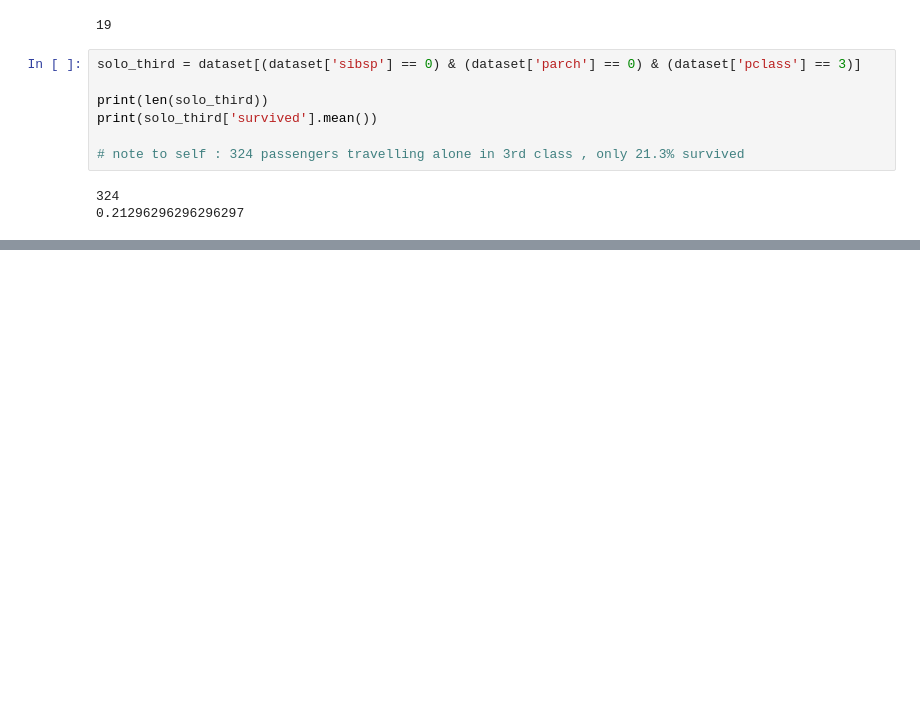
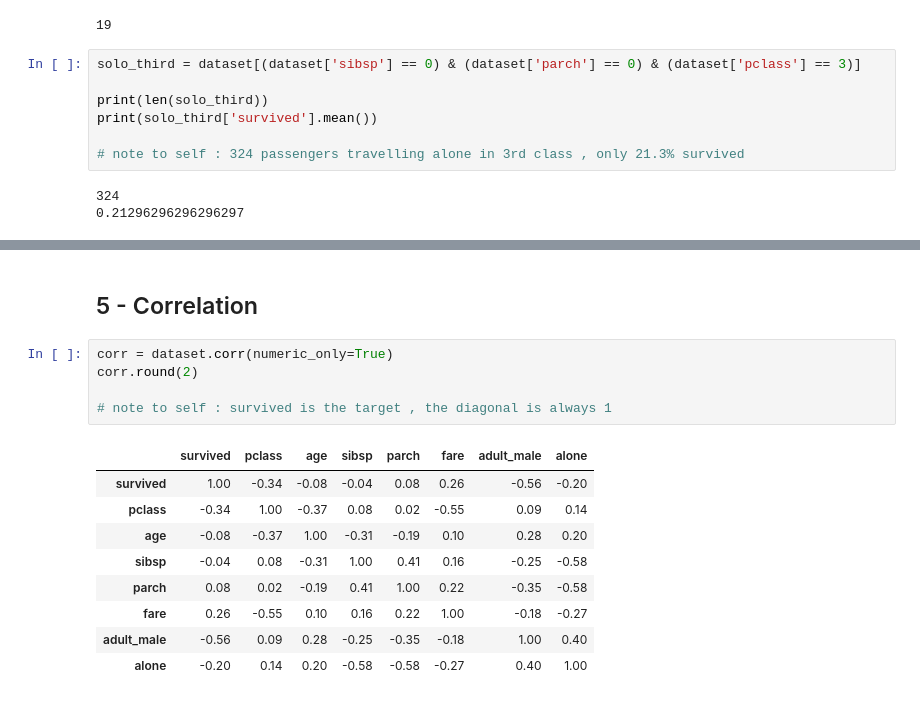
Before and after one commit to selomrani/ML-DL-Revision, a Jupyter notebook: data_challenges/02_pandas/02_pandas_challenge.ipynb, the cells around one changed output, grey strips where cells are left out. Cells and saved outputs as stored; diff of their text form; blank space fills up the shorter version.

```diff
--- a/data_challenges/02_pandas/02_pandas_challenge.ipynb
+++ b/data_challenges/02_pandas/02_pandas_challenge.ipynb
@@ -378,0 +521,17 @@ print(solo_third['survived'].mean())
+# %% [markdown]
+##  5 - Correlation
+# %%
+corr = dataset.corr(numeric_only=True)
+corr.round(2)
+
+# note to self : survived is the target , the diagonal is always 1
+# %% [output]
+|  | survived | pclass | age | sibsp | parch | fare | adult_male | alone |
+| survived | 1.00 | -0.34 | -0.08 | -0.04 | 0.08 | 0.26 | -0.56 | -0.20 |
+| pclass | -0.34 | 1.00 | -0.37 | 0.08 | 0.02 | -0.55 | 0.09 | 0.14 |
+| age | -0.08 | -0.37 | 1.00 | -0.31 | -0.19 | 0.10 | 0.28 | 0.20 |
+| sibsp | -0.04 | 0.08 | -0.31 | 1.00 | 0.41 | 0.16 | -0.25 | -0.58 |
+| parch | 0.08 | 0.02 | -0.19 | 0.41 | 1.00 | 0.22 | -0.35 | -0.58 |
+| fare | 0.26 | -0.55 | 0.10 | 0.16 | 0.22 | 1.00 | -0.18 | -0.27 |
+| adult_male | -0.56 | 0.09 | 0.28 | -0.25 | -0.35 | -0.18 | 1.00 | 0.40 |
+| alone | -0.20 | 0.14 | 0.20 | -0.58 | -0.58 | -0.27 | 0.40 | 1.00 |
```
Also changed, not shown: parts of 15 cells of this notebook.
